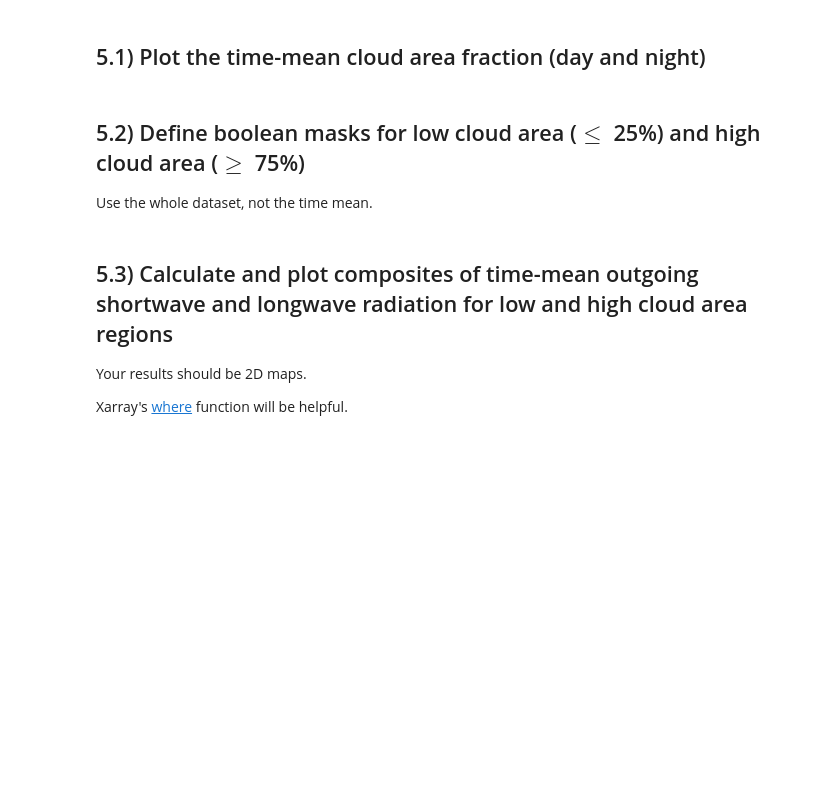
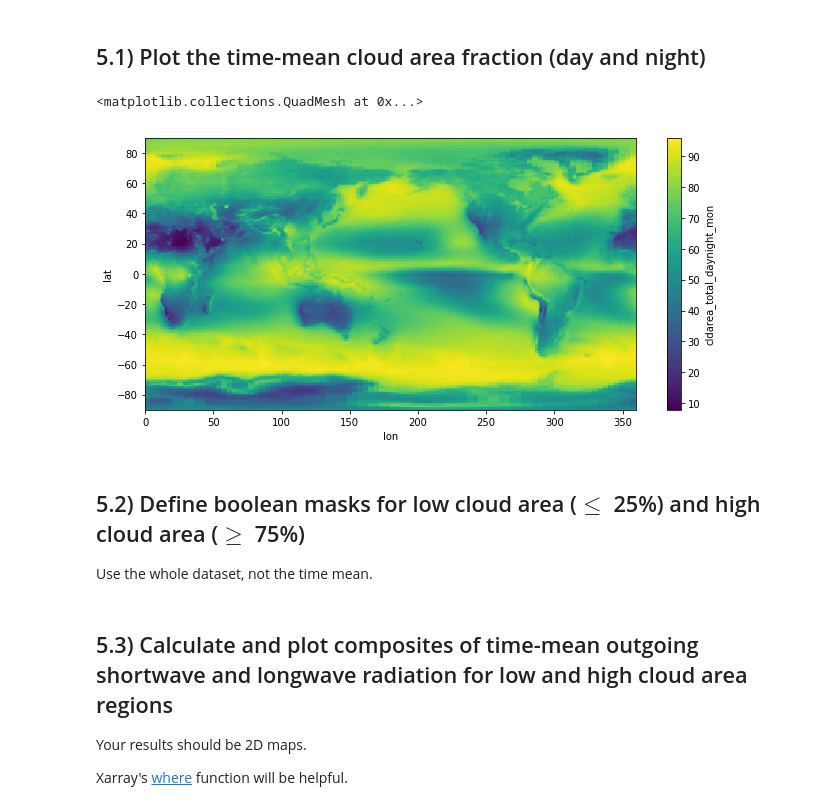
Before and after one commit to djk2120/Assignment_2, a Jupyter notebook: Assignment_8/Assignment_8.ipynb, the cells around one changed output. Saved outputs shown, nothing was run; the diff lists cells and outputs as text; code cells hidden in the pictures; blank space fills up the shorter version.

```diff
--- a/Assignment_8/Assignment_8.ipynb
+++ b/Assignment_8/Assignment_8.ipynb
@@ -199,6 +233,11 @@ You should get a curve tht looks something like this
 ![meridional energy transport](http://www.cgd.ucar.edu/cas/papers/jclim2001a/Fig7.gif)
 # %% [markdown]
 ## 5.1) Plot the time-mean cloud area fraction (day and night)
+# %%
+ds.cldarea_total_daynight_mon.mean('time').plot()
+# %% [output]
+<matplotlib.collections.QuadMesh at 0x...>
+[figure, added]
 # %% [markdown]
 ## 5.2) Define boolean masks for low cloud area ($\le$ 25%) and high cloud area ($\ge$ 75%)
 
```
Also changed, not shown: parts of 16 cells of this notebook.
